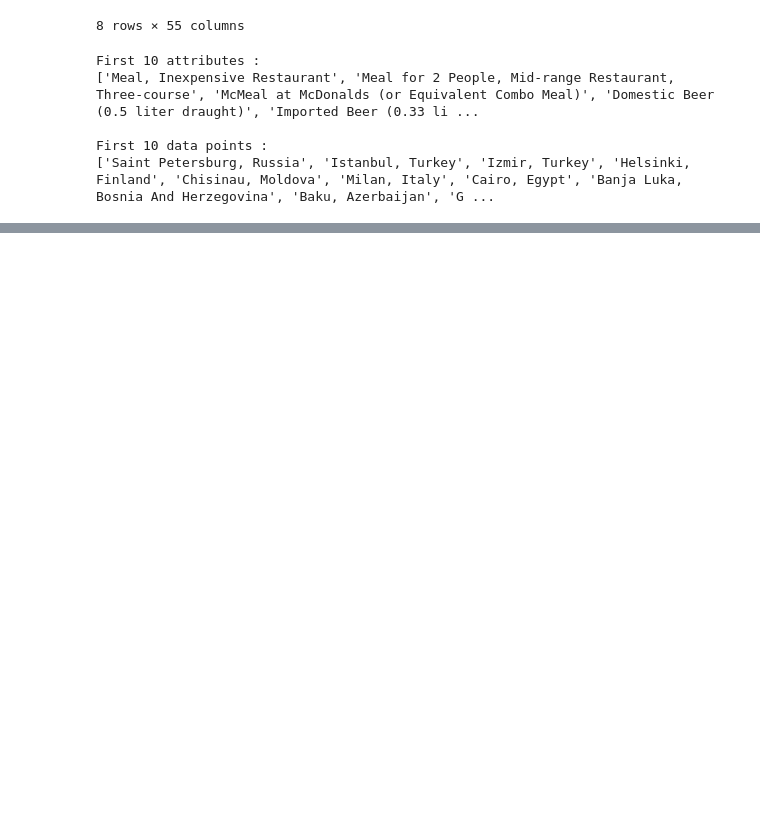
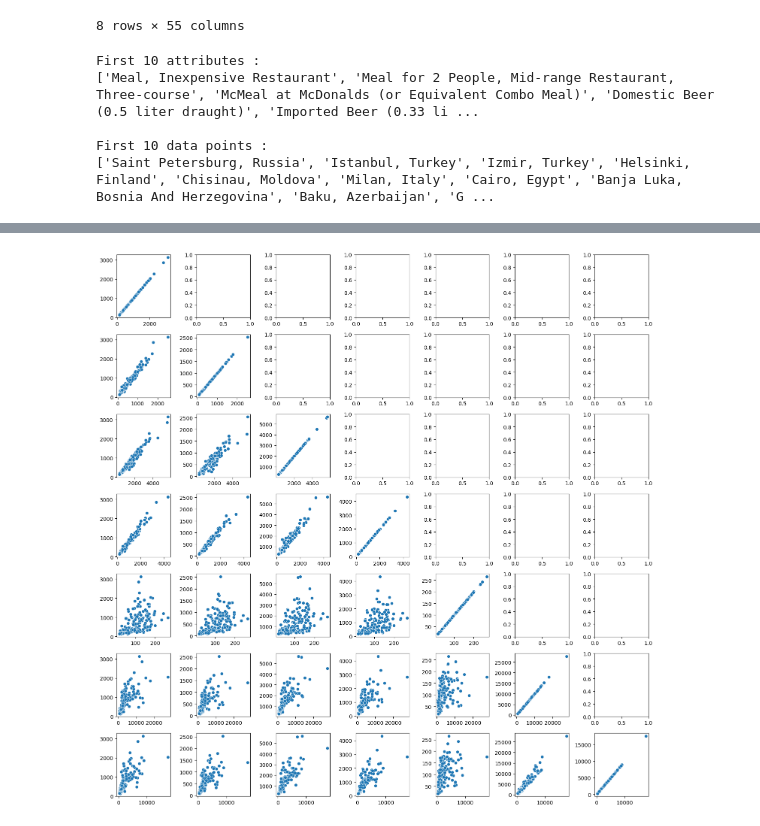
Before and after one commit to simlal/data-mining-assignments_bin710, a Jupyter notebook: td1/td1.ipynb, the cells around one changed output, grey strips where cells are left out. Saved outputs shown, nothing was run; the diff lists cells and outputs as text; code cells hidden in the pictures; blank space fills up the shorter version.

```diff
--- a/td1/td1.ipynb
+++ b/td1/td1.ipynb
@@ -63,0 +114,14 @@ First 10 data points :
+# %%
+fig, axes = plt.subplots(7, 7,figsize=(15,15))
+k = 0
+for i in range(len(apt_attr)):
+    for j in range(len(apt_attr)):
+        if(i >= j):
+            sns.scatterplot(x=apt_attr[i], y=apt_attr[j], data=df_apt, ax=axes[int(k/7),k%7])
+            axes[int(k/7),k%7].set_title('')
+            axes[int(k/7),k%7].set_xlabel("")
+            axes[int(k/7),k%7].set_ylabel("")
+        k += 1
+fig.tight_layout()
+# %% [output]
+[figure, added]
```
Also changed, not shown: parts of 14 cells of this notebook.
